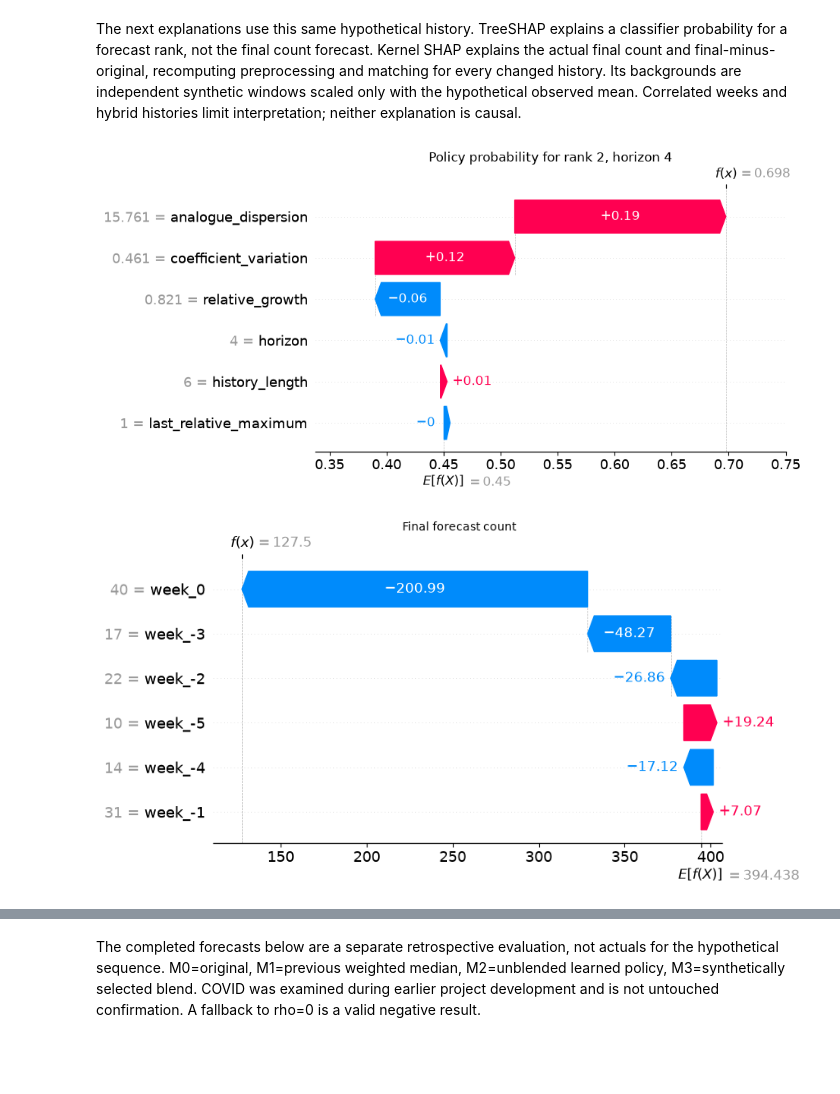
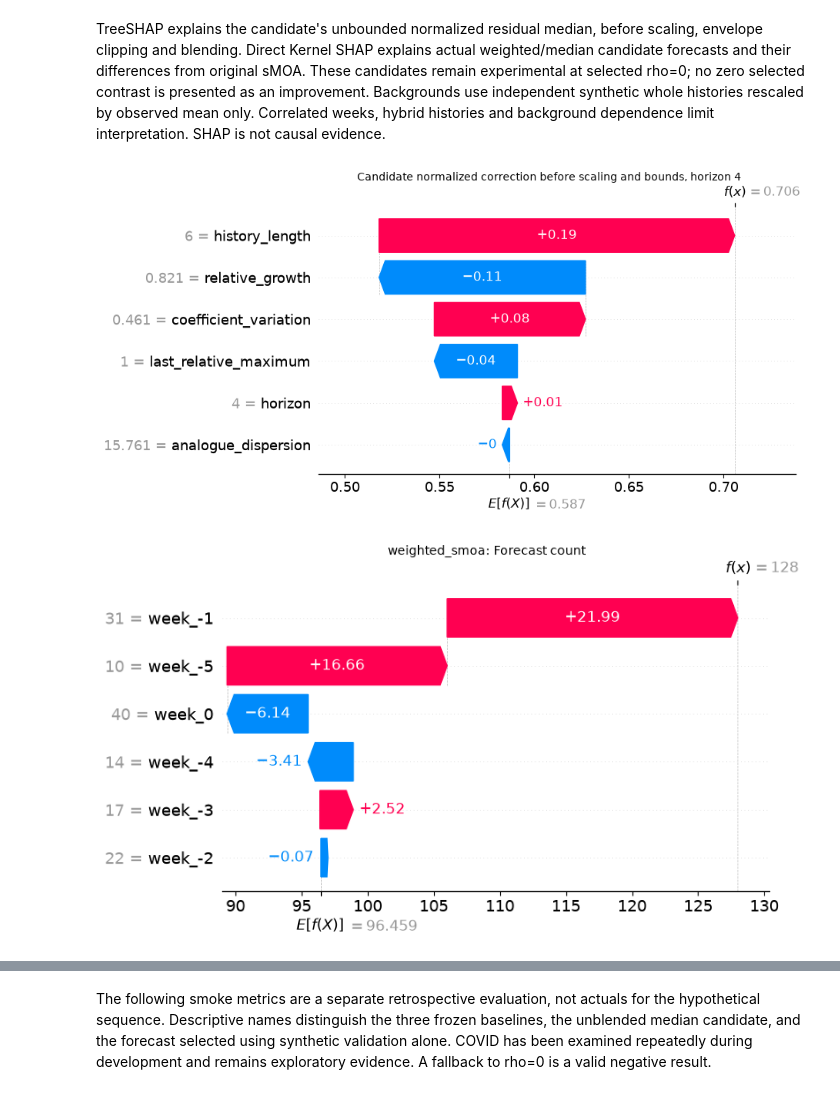
Before and after one commit to gnart-linhh/Infections_Forcasting, a Jupyter notebook: notebooks/demo.ipynb, the cells around one changed output, grey strips where cells are left out. Saved outputs shown, nothing was run; the diff lists cells and outputs as text; code cells hidden in the pictures; blank space fills up the shorter version.

Commit message:
Add bounded synthetic median correction and audit sMOA policy

```diff
--- a/notebooks/demo.ipynb
+++ b/notebooks/demo.ipynb
@@ -11,22 +9,25 @@ ROOT=Path.cwd()
 if not (ROOT/'configs/experiments.json').exists(): ROOT=ROOT.parent
 sys.path.insert(0,str(ROOT))
 from experiments.robust.pipeline import load_config,run
+from threadpoolctl import threadpool_limits
+limits=threadpool_limits(1)
+from experiments.robust.correction_experiment import WeightedForecast
 from experiments.robust.data import load_reference
 from experiments.robust.policy import candidate_features,FEATURES
 import numpy as np, pandas as pd, matplotlib.pyplot as plt
 from IPython.display import display
 config=load_config(ROOT/'configs/experiments.json')
-RUN=run(config,experiment='policy',smoke=True)
-policy=joblib.load(RUN/'policy.joblib')
-frozen=json.loads((RUN/'selected_policy.json').read_text())
+RUN=run(config,experiment='correction',smoke=True)
+policy=joblib.load(RUN/'median_model.joblib')
+frozen=json.loads((RUN/'selected_model.json').read_text())
 engine,_,_=load_reference(config)
 history=np.array([10.,14.,17.,22.,31.,40.])
 original=engine.match(history).baseline
 final,details=policy.forecast(engine,history,frozen['rho'])
 unblended=policy.forecast(engine,history,1.)[0]
 print('Hypothetical observations:',history)
-print('Frozen smoke policy:', {k:frozen[k] for k in ['depth','rho','selected_on']})
+print('Selected method:',frozen['selected_method'],'rho:',frozen['rho'])
+weighted=WeightedForecast().forecast(engine,history)[0]
 display(pd.DataFrame(details['candidates'],columns=['lower cumulative Q25','exact original','upper cumulative Q75'],index=range(1,5)))
-display(pd.DataFrame(details['ordering'],columns=['lowest identity','middle identity','highest identity']))
-display(pd.DataFrame(details['probabilities'],columns=['lowest weight','middle weight','highest weight']))
+display(pd.DataFrame({'normalized correction':details['normalized_correction'],'candidate correction':unblended-original,'selected correction':final-original},index=range(1,5)))
 # %% [output]
@@ -51,10 +47,8 @@ Frozen smoke policy: {'depth': 3, 'rho': 0.0, 'selected_on': 'synthetic_validati
 # %%
 fig,ax=plt.subplots(figsize=(9,4))
 ax.plot(range(-5,1),history,'ko-',label='Six hypothetical observations')
-for label,value in [('original',original),('unblended policy',unblended),('selected blend',final)]:
+for label,value in [('original',original),('weighted sMOA',weighted),('median candidate',unblended),('selected blend',final)]:
     ax.plot(range(1,5),value,'o-',label=label)
 ax.set(xlabel='Weeks from last observed week',ylabel='Weekly counts',title='No target-disease outcomes enter this forecast')
 ax.legend();plt.show()
-print('Rank identities: 0=lower quantile, 1=original sMOA, 2=upper quantile.')
-print('The original candidate may occupy any rank.')
 # %% [output]
@@ -64,28 +56,30 @@ The original candidate may occupy any rank.
 # %% [markdown]
-The next explanations use this same hypothetical history. TreeSHAP explains a classifier probability for a forecast rank, not the final count forecast. Kernel SHAP explains the actual final count and final-minus-original, recomputing preprocessing and matching for every changed history. Its backgrounds are independent synthetic windows scaled only with the hypothetical observed mean. Correlated weeks and hybrid histories limit interpretation; neither explanation is causal.
+TreeSHAP explains the candidate's unbounded normalized residual median, before scaling, envelope clipping and blending. Direct Kernel SHAP explains actual weighted/median candidate forecasts and their differences from original sMOA. These candidates remain experimental at selected rho=0; no zero selected contrast is presented as an improvement. Backgrounds use independent synthetic whole histories rescaled by observed mean only. Correlated weeks, hybrid histories and background dependence limit interpretation. SHAP is not causal evidence.
 # %%
 import shap
 from experiments.robust.explain import DirectForecast,background_histories,plot_explanation
 from bank import load_packed
 x=candidate_features(engine,history)[0]
 e=shap.TreeExplainer(policy.model)(x)
-column=int(np.argmax(policy.model.predict_proba(x)[-1]))
-rank=int(policy.model.classes_[column])
-local=shap.Explanation(values=e.values[-1,:,column],base_values=e.base_values[-1,column],data=x[-1],feature_names=FEATURES)
-shap.plots.waterfall(local,show=False);plt.title(f'Policy probability for rank {rank}, horizon 4');plt.show()
+e.feature_names=FEATURES
+np.testing.assert_allclose(e.base_values+e.values.sum(axis=1),policy.model.predict(x),atol=1e-6)
+plot_explanation(e[-1],'Candidate normalized correction before scaling and bounds, horizon 4');plt.show()
 identity=json.loads((RUN/'run_config.json').read_text())
 folder=Path(identity['synthetic_folder'])
 meta=json.loads((folder/'metadata.json').read_text())
 meta['background']=load_packed(folder/'background.npz')
 bg=background_histories(meta,6,history,4,config['seed'])
-wrapper=DirectForecast(engine,dict(temperature=4.,beta=0.),4,policy=policy,rho=frozen['rho'])
-np.random.seed(config['seed'])
-explainer=shap.KernelExplainer(wrapper,bg)
-phi=np.asarray(explainer.shap_values(history[None,:],nsamples=64,l1_reg=0,silent=True))[0]
-np.testing.assert_allclose(np.asarray(explainer.expected_value)+phi.sum(axis=0),wrapper(history)[0],atol=1e-6)
-for output,label in enumerate(['Final forecast count','Final minus original count']):
-    local=shap.Explanation(values=phi[:,output],base_values=explainer.expected_value[output],data=history,feature_names=[f'week_{i-5}' for i in range(6)])
-    plot_explanation(local,label);plt.show()
+for name,model in [('weighted_smoa',WeightedForecast()),('median_correction',policy)]:
+    wrapper=DirectForecast(engine,dict(temperature=4.,beta=0.),4,policy=model,rho=1.)
+    if wrapper(history)[0,1]==0:
+        print(name,': no local adjustment to explain');continue
+    np.random.seed(config['seed'])
+    explainer=shap.KernelExplainer(wrapper,bg)
+    phi=np.asarray(explainer.shap_values(history[None,:],nsamples=64,l1_reg=0,silent=True))[0]
+    np.testing.assert_allclose(np.asarray(explainer.expected_value)+phi.sum(axis=0),wrapper(history)[0],atol=1e-6)
+    for output,label in enumerate(['Forecast count','Forecast minus original count']):
+        local=shap.Explanation(values=phi[:,output],base_values=explainer.expected_value[output],data=history,feature_names=[f'week_{i-5}' for i in range(6)])
+        plot_explanation(local,name+': '+label);plt.show()
 # %% [output]
-[figure, old version]
+[figure, new version]
-[figure, old version]
+[figure, new version]
@@ -93,3 +89,3 @@ for output,label in enumerate(['Final forecast count','Final minus original coun
 # %% [markdown]
-The completed forecasts below are a separate retrospective evaluation, not actuals for the hypothetical sequence. M0=original, M1=previous weighted median, M2=unblended learned policy, M3=synthetically selected blend. COVID was examined during earlier project development and is not untouched confirmation. A fallback to rho=0 is a valid negative result.
+The following smoke metrics are a separate retrospective evaluation, not actuals for the hypothetical sequence. Descriptive names distinguish the three frozen baselines, the unblended median candidate, and the forecast selected using synthetic validation alone. COVID has been examined repeatedly during development and remains exploratory evidence. A fallback to rho=0 is a valid negative result.
 # %%
```
Also changed, not shown: parts of 5 cells of this notebook, 10 other files.
